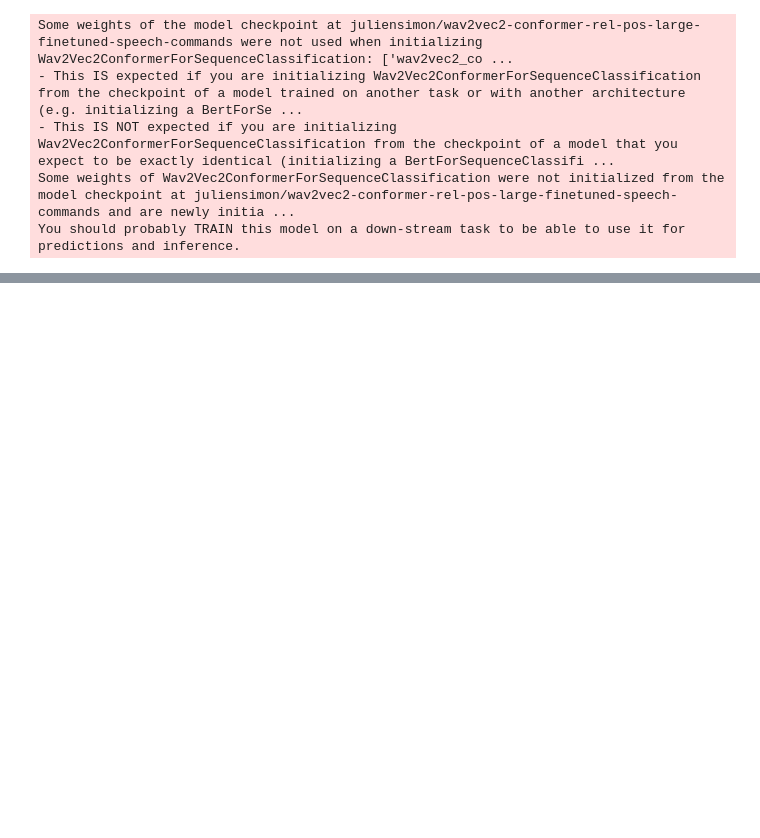
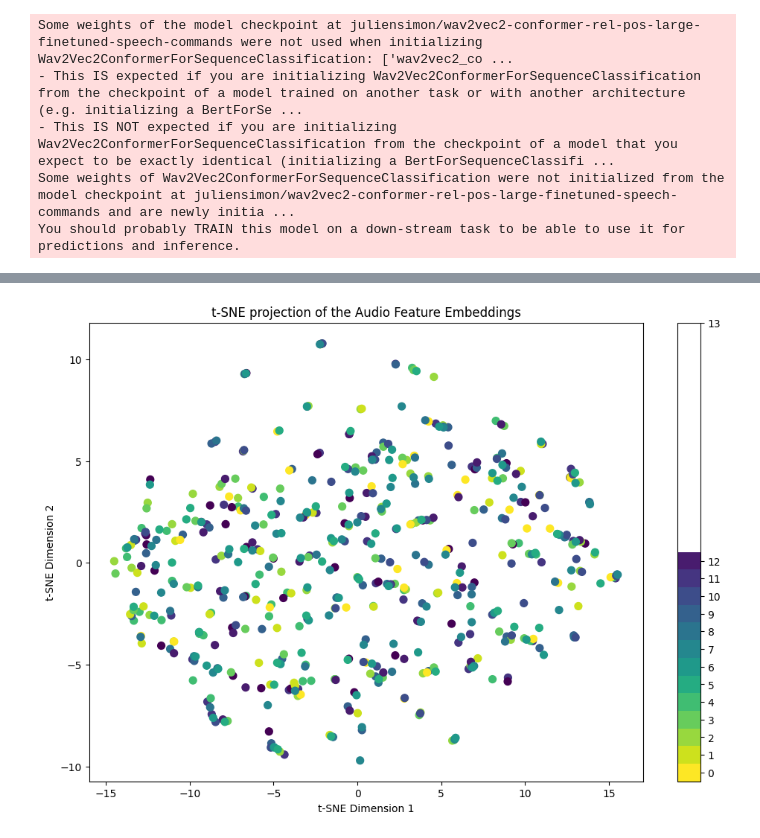
Before and after one commit to nitishdas1517/audio-embedding-umap, a Jupyter notebook: projectkarna.ipynb, the cells around one changed output, grey strips where cells are left out. Drawn from its saved outputs; the diff is of its cells as text; code cells hidden in the pictures; blank space fills up the shorter version.

```diff
--- a/projectkarna.ipynb
+++ b/projectkarna.ipynb
@@ -195,0 +259,14 @@ Label: forward
+# %%
+features_list = []
+
+for audio_info in audio_files:
+    audio, sr = librosa.load(audio_info['path'], sr=8000)
+
+    mfccs = extract_mfccs(audio, sr)
+    spectrogram = extract_spectrogram(audio, sr)
+    chroma = extract_chroma(audio, sr)
+    zcr = extract_zero_crossing_rate(audio)
+    rolloff = extract_spectral_rolloff(audio, sr)
+
+    features = np.hstack((mfccs, spectrogram, chroma, zcr, rolloff))
+    features_list.append(features)
@@ -195,0 +321,28 @@ Label: forward
+# %%
+import pandas as pd
+
+# Load the dataset from the CSV file
+features_df = pd.read_csv('audio_features_embeddings.csv')
+
+# Separate features and labels
+features = features_df.drop(columns=['label']).values
+labels = features_df['label'].values
+# %%
+from sklearn.manifold import TSNE
+
+# Apply t-SNE
+tsne = TSNE(n_components=2, perplexity=30, n_iter=300, random_state=42)
+tsne_embedding = tsne.fit_transform(features_scaled)
+# %%
+import matplotlib.pyplot as plt
+
+# Plot the t-SNE embedding
+plt.figure(figsize=(12, 8))
+scatter = plt.scatter(tsne_embedding[:, 0], tsne_embedding[:, 1], c=labels, cmap='viridis_r', s=50)
+plt.colorbar(scatter, boundaries=np.arange(len(set(labels)))-0.5).set_ticks(np.arange(len(set(labels))))
+plt.title('t-SNE projection of the Audio Feature Embeddings')
+plt.xlabel('t-SNE Dimension 1')
+plt.ylabel('t-SNE Dimension 2')
+plt.show()
+# %% [output]
+[figure, added]
```
Also changed, not shown: parts of 8 cells of this notebook, 1 other file.
